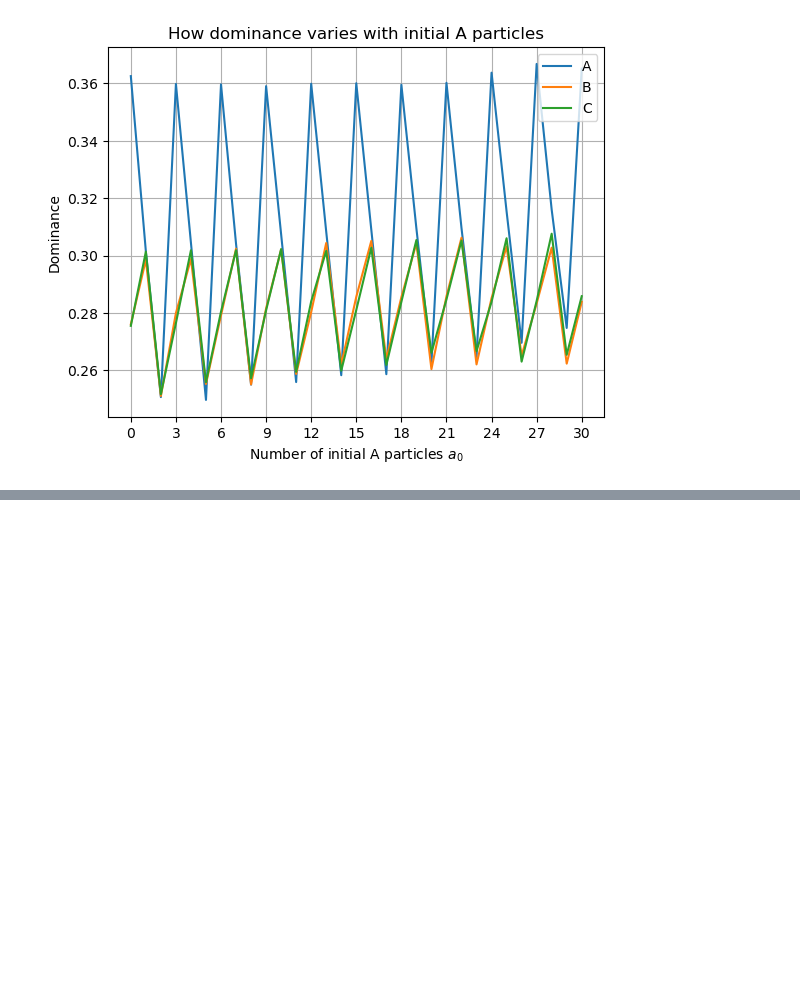
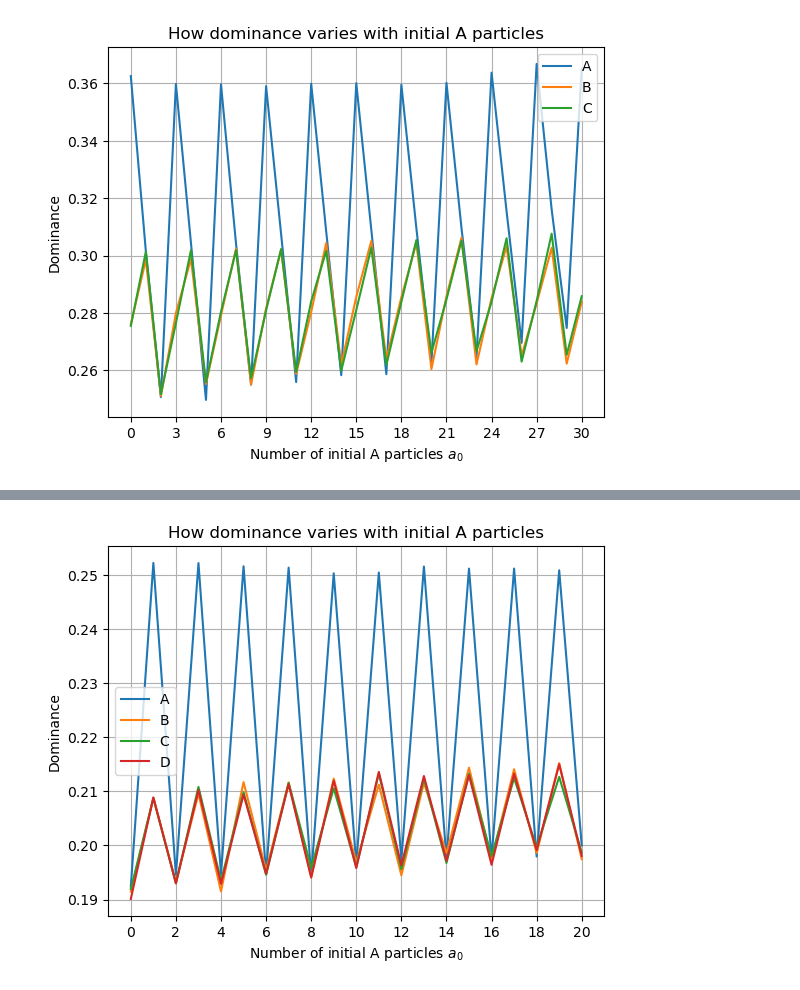
Before and after one commit to ArkinF/MA3K7, a Jupyter notebook: MA3K7 Project P1.ipynb, the cells around one changed output, grey strips where cells are left out. Cells and saved outputs as stored; diff of their text form; code cells hidden in the pictures; blank space fills up the shorter version.

```diff
--- a/MA3K7 Project P1.ipynb
+++ b/MA3K7 Project P1.ipynb
@@ -205,0 +407,9 @@ plt.show()
+# %%
+def collision_aggregator_v2(a, b, c, d, T, iterations, stop_early, ignore_initial):
+    '''simulates many processes and aggregates'''
+    vals = np.zeros(4)
+
+    for _ in range(iterations):
+        vals += collision_sim_v2(a, b, c, d, T, False, stop_early, ignore_initial)
+
+    return vals / iterations
@@ -205,0 +528,15 @@ plt.show()
+# %%
+iterations = 3000
+a_vals = np.arange(0,21)
+domin_vals = [collision_aggregator_v2(a, 20, 20, 20, 3000, iterations, True, 300) for a in a_vals]
+
+plt.plot(a_vals, domin_vals, '-', label = ['A','B','C','D'])
+plt.title('How dominance varies with initial A particles')
+plt.xlabel('Number of initial A particles $a_0$')
+plt.ylabel('Dominance')
+plt.xticks([2*i for i in range(11)])
+plt.grid()
+plt.legend()
+plt.show()
+# %% [output]
+[figure, added]
```
Also changed, not shown: parts of 45 cells of this notebook.
